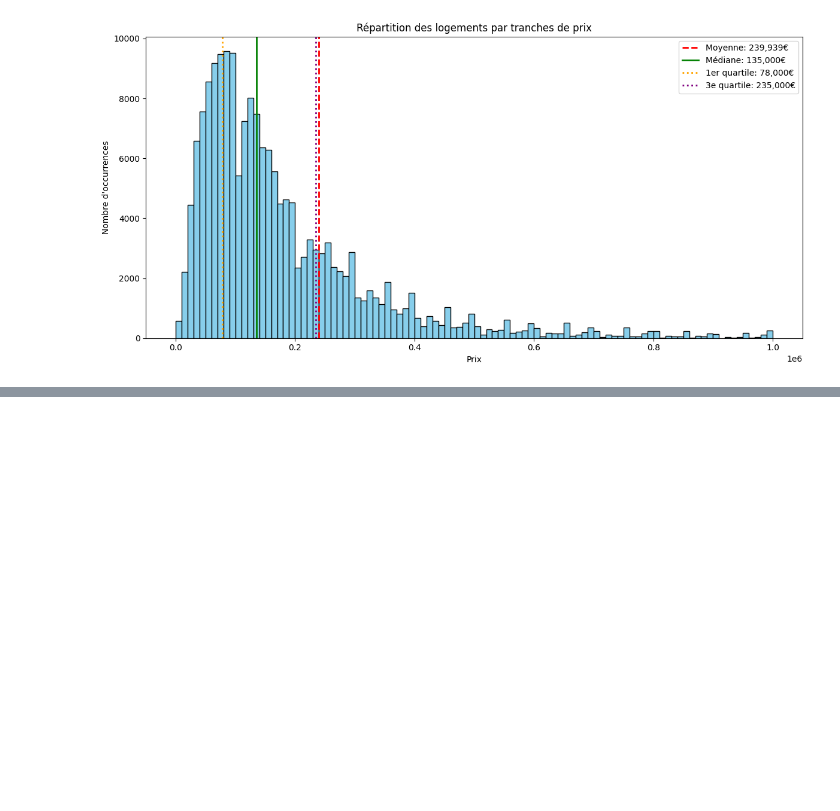
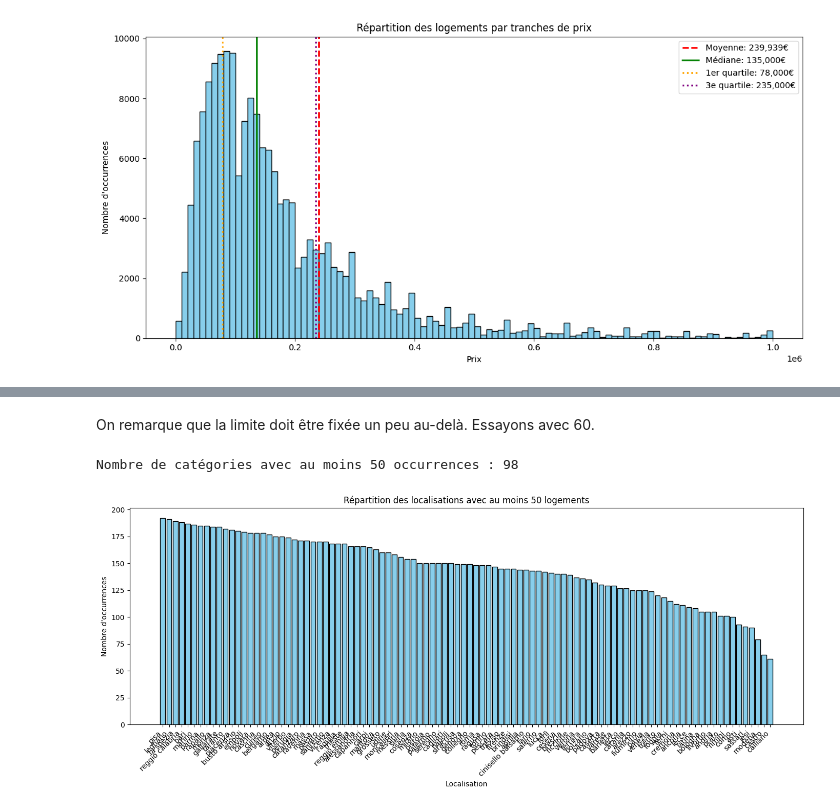
Before and after one commit to YvesToiser/alyra_machine_learning, a Jupyter notebook: data_exploration.ipynb, the cells around one changed output, grey strips where cells are left out. Cells and saved outputs as stored; diff of their text form; code cells hidden in the pictures; blank space fills up the shorter version.

```diff
--- a/data_exploration.ipynb
+++ b/data_exploration.ipynb
@@ -113,0 +171,28 @@ plt.close()
+# %% [markdown]
+On remarque que la limite doit être fixée un peu au-delà.
+Essayons avec 60.
+# %%
+# Comptage des occurrences
+location_counts = df['location'].value_counts()
+
+# Filtrage : on garde les catégories avec au moins 60 occurrences
+location_counts = location_counts[location_counts >= 60]
+
+# Nombre de catégories concernées
+n_categories = location_counts.shape[0]
+print(f"Nombre de catégories avec au moins 50 occurrences : {n_categories}")
+
+# Affichage
+plt.figure(figsize=(14, 6))
+plt.bar(location_counts.index, location_counts.values, color='skyblue', edgecolor='black')
+plt.xlabel('Localisation')
+plt.ylabel("Nombre d'occurrences")
+plt.title("Répartition des localisations avec au moins 50 logements")
+plt.xticks(rotation=45, ha='right')
+plt.tight_layout()
+plt.savefig('output/location_distribution_min50.png')
+plt.show()
+plt.close()
+# %% [output]
+Nombre de catégories avec au moins 50 occurrences : 98
+[figure, added]
```
Also changed, not shown: parts of 44 cells of this notebook, 23 other files.
